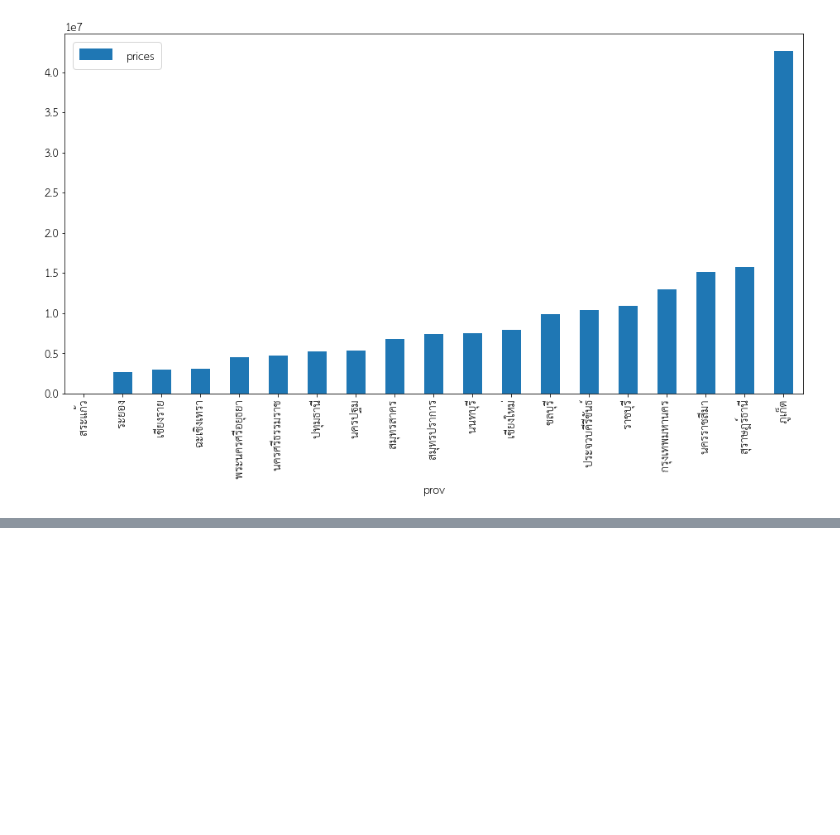
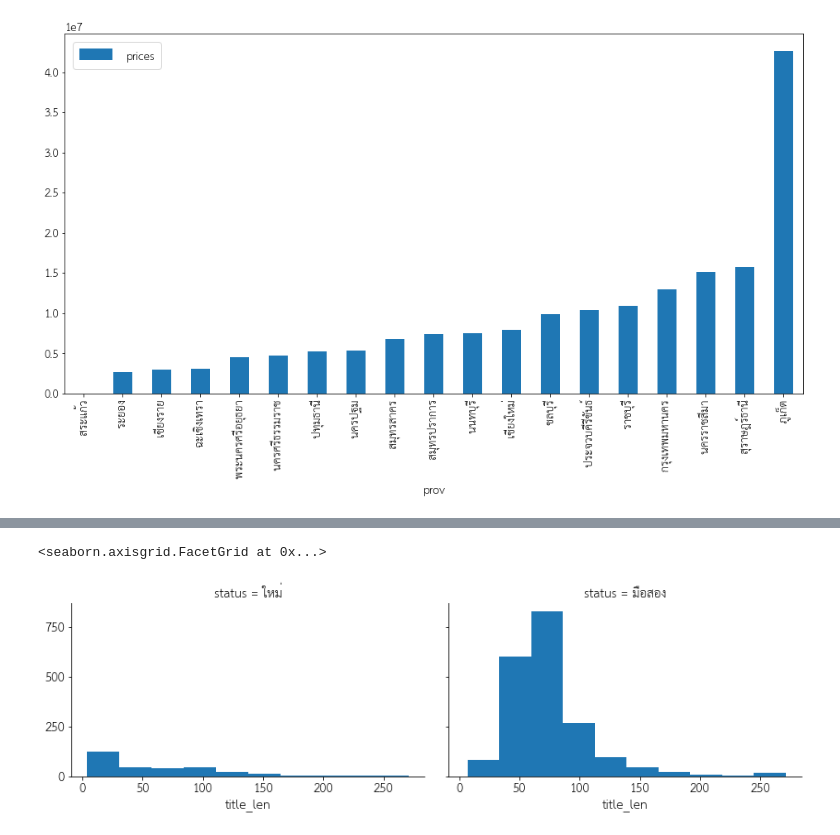
Before and after one commit to Panasak/Thailand_House_Prices_Predictor, a Jupyter notebook: data_clean/eda_and_data_clean.ipynb, the cells around one changed output, grey strips where cells are left out. Saved outputs shown, nothing was run; the diff lists cells and outputs as text; code cells hidden in the pictures; blank space fills up the shorter version.

```diff
--- a/data_clean/eda_and_data_clean.ipynb
+++ b/data_clean/eda_and_data_clean.ipynb
@@ -273,0 +276,5 @@ df[['prices','prov']].groupby('prov').mean().drop(l_prov).sort_values('prices').
+# %%
+# natural language processing part
+# creating a text len
+df['title_len'] = df['titles'].apply(len)
+df['des_len'] = df['descriptions'].apply(len)
@@ -273,0 +288,7 @@ df[['prices','prov']].groupby('prov').mean().drop(l_prov).sort_values('prices').
+# %%
+# titles_len and status
+g = sns.FacetGrid(df,col='status', size=4, aspect=1.5)
+g.map(plt.hist,'title_len')
+# %% [output]
+<seaborn.axisgrid.FacetGrid at 0x...>
+[figure, added]
```
Also changed, not shown: parts of 16 cells of this notebook.
